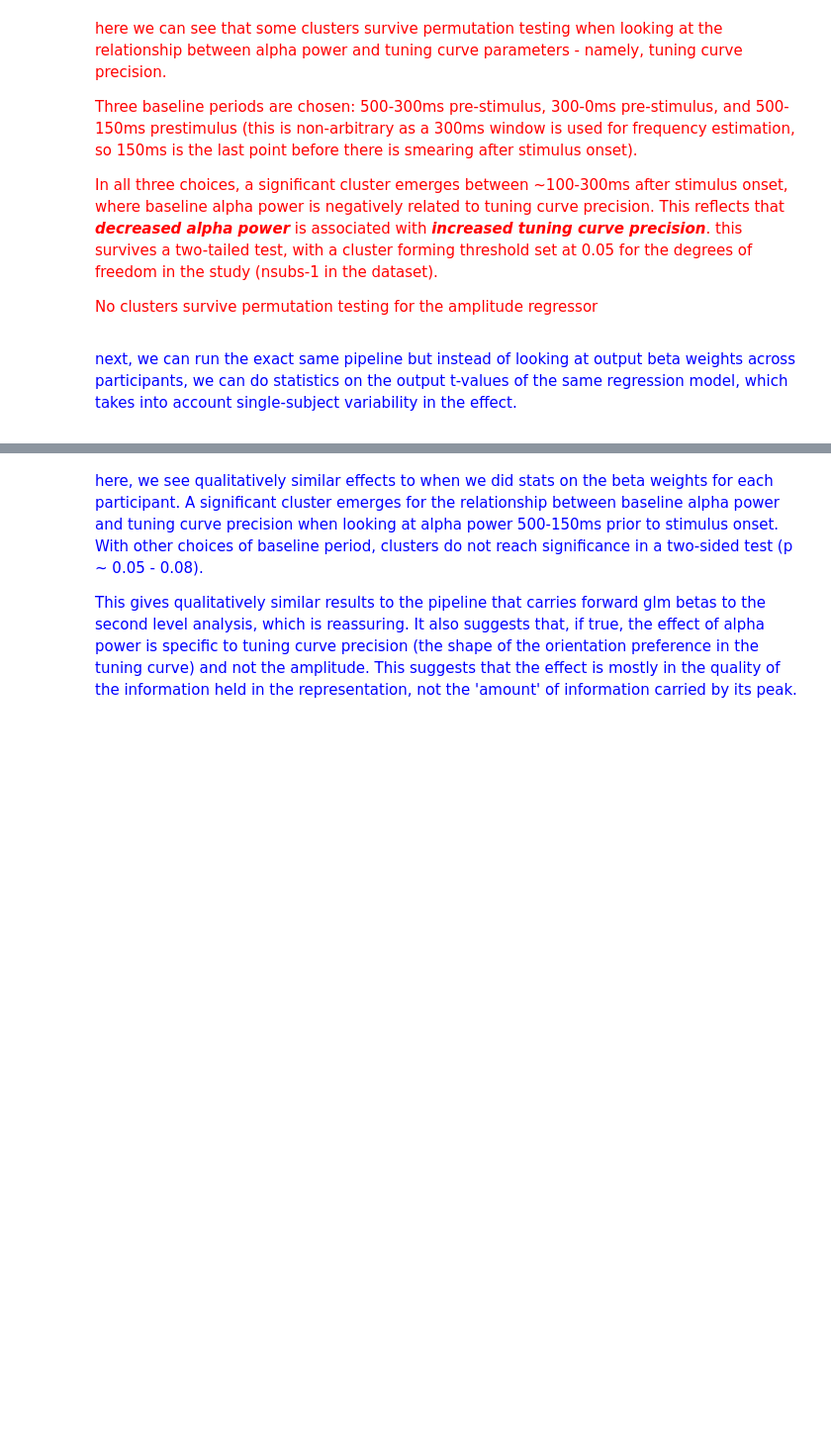
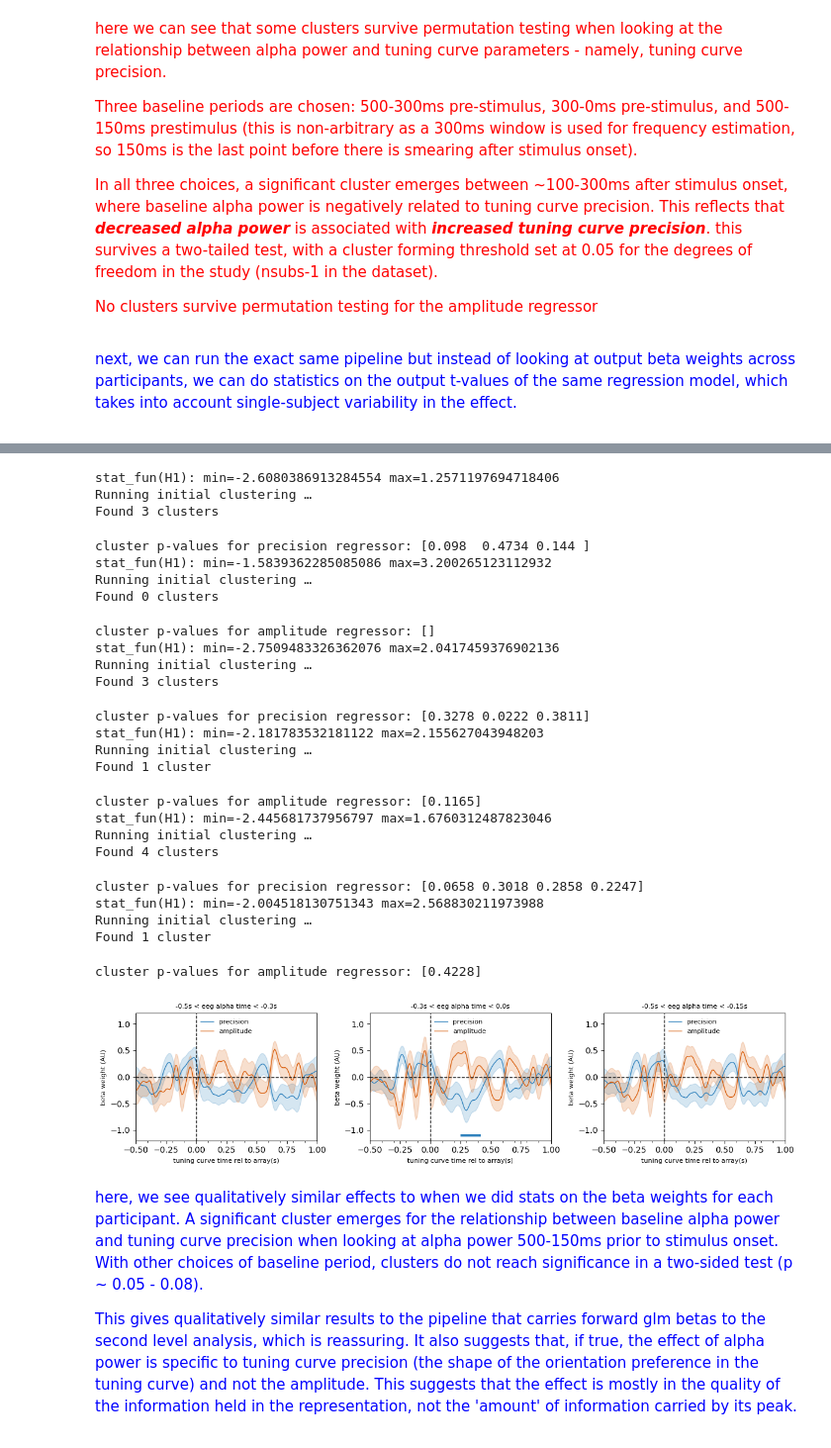
Before and after one commit to schekroud/tuningcurves, a Jupyter notebook: analysis/eeg/02b_visRegression_alphaVsTuningCurveParams_glm2_checkTrlidRegressor_glmfit.ipynb, the cells around one changed output, grey strips where cells are left out. Shown at 99% size. Drawn from its saved outputs; the diff is of its cells as text; code cells hidden in the pictures; blank space fills up the shorter version.

```diff
--- a/analysis/eeg/02b_visRegression_alphaVsTuningCurveParams_glm2_checkTrlidRegressor_glmfit.ipynb
+++ b/analysis/eeg/02b_visRegression_alphaVsTuningCurveParams_glm2_checkTrlidRegressor_glmfit.ipynb
@@ -168,9 +168,9 @@ check_b = True
 
 #params for cluster forming
 alpha = 0.05
-df = nsubs
-t_thresh = sp.stats.t.ppf(1-alpha, df = df)
+t_thresh = sp.stats.t.ppf(1-alpha, df = nsubs -1)
 tmin, tmax = 0, 0.75 #time-window for cluster permutation testing
+nperms = 10000
 
 if check_b:
     dat = bm.copy()
@@ -217,8 +217,8 @@ for iplot, istart, iend in zip(range(nplots), mstarts, mends):
             ih = -0.21
         tv, clu, clupv, _ = clusterperm_test(data = idat,
                                         labels = regnames, of_interest = reg, times = modeltimes,
-                                        tmin = tmin, tmax = tmax, out_type = 'indices', n_permutations = 'all', #run all possible permutations (exact permutation test)
-                                        threshold = t_thresh, tail = 0, #two-tailed for now
+                                        tmin = tmin, tmax = tmax, out_type = 'indices', n_permutations = nperms,
+                                        threshold = -t_thresh, tail = -1,
                                         n_jobs=4)
         clu = [x[0] for x in clu]
         print(f'cluster p-values for {reg} regressor: {clupv}')
@@ -363,9 +366,9 @@ else:
 
 #params for cluster forming
 alpha = 0.05
-df = nsubs-1
-t_thresh = sp.stats.t.ppf(1-alpha, df = df)
+t_thresh = sp.stats.t.ppf(1-alpha, df = nsubs-1)
 tmin, tmax = 0, 0.75 #time-window for cluster permutation testing
+nperms = 10000
 
 mstarts = [-0.5, -0.3, -0.5]
 mends   = [-0.3,  0.0, -0.15]
@@ -402,35 +405,61 @@ for iplot, istart, iend in zip(range(nplots), mstarts, mends):
             ih = -1.1
         else:
             icol = '#d95f0e'
             ih = -1.2
         tv, clu, clupv, _ = clusterperm_test(data = idat,
                                         labels = regnames, of_interest = reg, times = modeltimes,
-                                        tmin = tmin, tmax = tmax, out_type = 'indices', n_permutations = 'all', #run all possible permutations (exact permutation test)
-                                        threshold = t_thresh, tail = 0, #two-tailed for now
+                                        tmin = tmin, tmax = tmax, out_type = 'indices', n_permutations = nperms,
+                                        threshold = -t_thresh, tail = -1, #two-tailed for now
                                         n_jobs=4)
         clu = [x[0] for x in clu]
         print(f'cluster p-values for {reg} regressor: {clupv}')
         times_twin = modeltimes[np.logical_and(modeltimes>=tmin, modeltimes <= tmax)]
         nclus = len(clu)
         for icluster in range(nclus):
             mask = clu[icluster]
             if clupv[icluster] <= alpha:
                 itmin = times_twin[mask[0]]
                 itmax = times_twin[mask[-1]]
                 ax.hlines(y = ih, xmin = itmin, xmax = itmax, lw = 3, color = icol, alpha = 1)
 
     if check_b:
         ax.set_ylim([-4e-11, 4e-11]) #for non log transformed power
         ax.set_ylim([-0.3, 0.3]) #for log transformed power
     elif not check_b:
         ax.set_ylim([-1.2, 1.2])
         # ax.set_ylim([-1, 1])
     ax.set_xlim([-0.5, 0.7])
     ax.set_xticks(np.arange(-0.5, 1.1, 0.1), minor=True)
     ax.set_xlabel('tuning curve time rel to array(s)', fontsize = 8)
     ax.set_ylabel('beta weight (AU)', fontsize = 8)
     ax.legend(loc = 'upper center', frameon=False, fontsize=8)
 fig.tight_layout()
+# %% [output]
+stat_fun(H1): min=-2.6080386913284554 max=1.2571197694718406
+Running initial clustering …
+Found 3 clusters
+cluster p-values for precision regressor: [0.098  0.4734 0.144 ]
+stat_fun(H1): min=-1.5839362285085086 max=3.200265123112932
+Running initial clustering …
+Found 0 clusters
+cluster p-values for amplitude regressor: []
+stat_fun(H1): min=-2.7509483326362076 max=2.0417459376902136
+Running initial clustering …
+Found 3 clusters
+cluster p-values for precision regressor: [0.3278 0.0222 0.3811]
+stat_fun(H1): min=-2.181783532181122 max=2.155627043948203
+Running initial clustering …
+Found 1 cluster
+cluster p-values for amplitude regressor: [0.1165]
+stat_fun(H1): min=-2.445681737956797 max=1.6760312487823046
+Running initial clustering …
+Found 4 clusters
+cluster p-values for precision regressor: [0.0658 0.3018 0.2858 0.2247]
+stat_fun(H1): min=-2.004518130751343 max=2.568830211973988
+Running initial clustering …
+Found 1 cluster
+cluster p-values for amplitude regressor: [0.4228]
+[figure, added]
 # %% [markdown]
 <font color='blue'>
 
```
Also changed, not shown: parts of 2 cells of this notebook, 1 other file.
